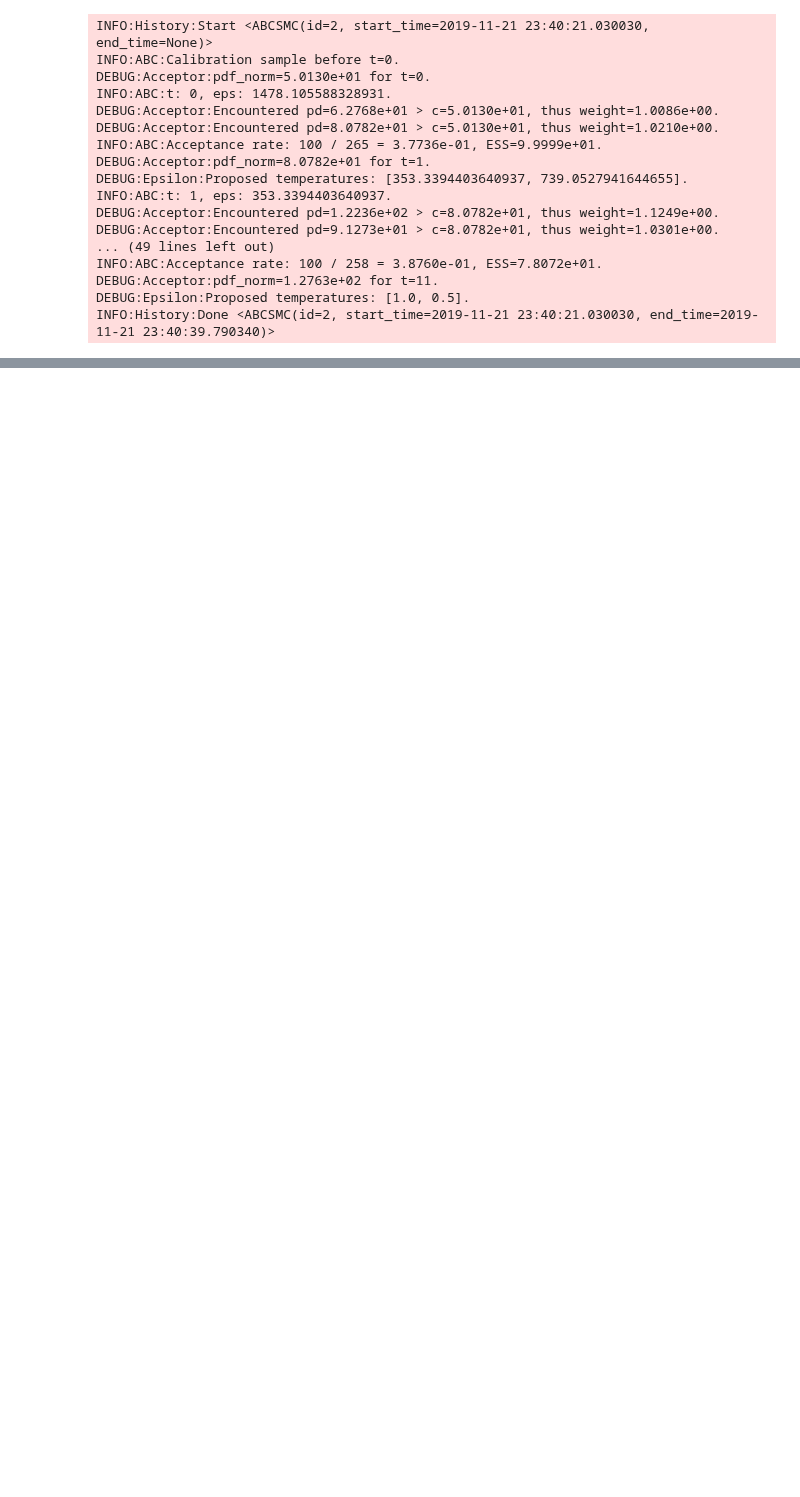
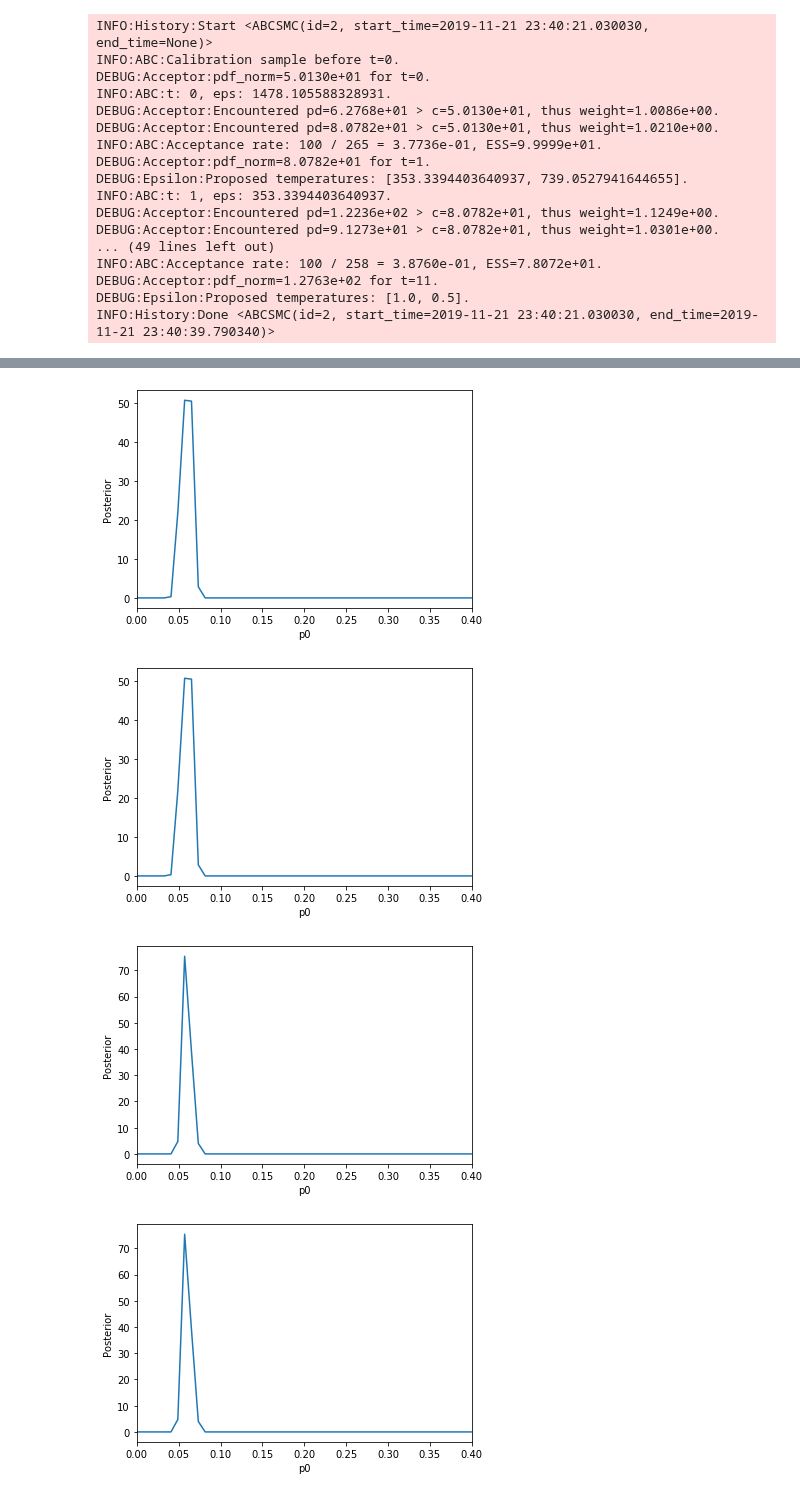
Before and after one commit to yannikschaelte/Study-ABC-Noise, a Jupyter notebook: study_abc_noise/compare_methods/cr.ipynb, the cells around one changed output, grey strips where cells are left out. Saved outputs shown, nothing was run; the diff lists cells and outputs as text; code cells hidden in the pictures; blank space fills up the shorter version.

```diff
--- a/study_abc_noise/compare_methods/cr.ipynb
+++ b/study_abc_noise/compare_methods/cr.ipynb
@@ -124,0 +165,9 @@ pyabc.visualization.plot_sample_numbers(histories)
+# %%
+for h in histories:
+    for p in ['p0', 'p1']:
+        pyabc.visualization.plot_kde_1d_highlevel(h, x='p0', xmin=mv.limits[p][0], xmax=mv.limits[p][1])
+# %% [output]
+[figure, added]
+[figure, added]
+[figure, added]
+[figure, added]
```
Also changed, not shown: parts of 9 cells of this notebook, 6 other files.
